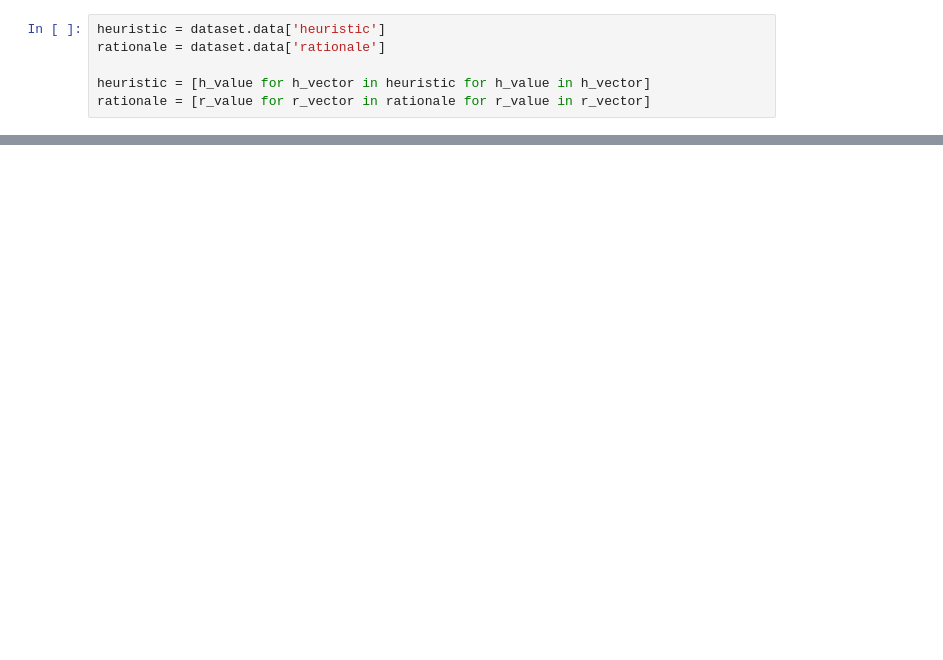
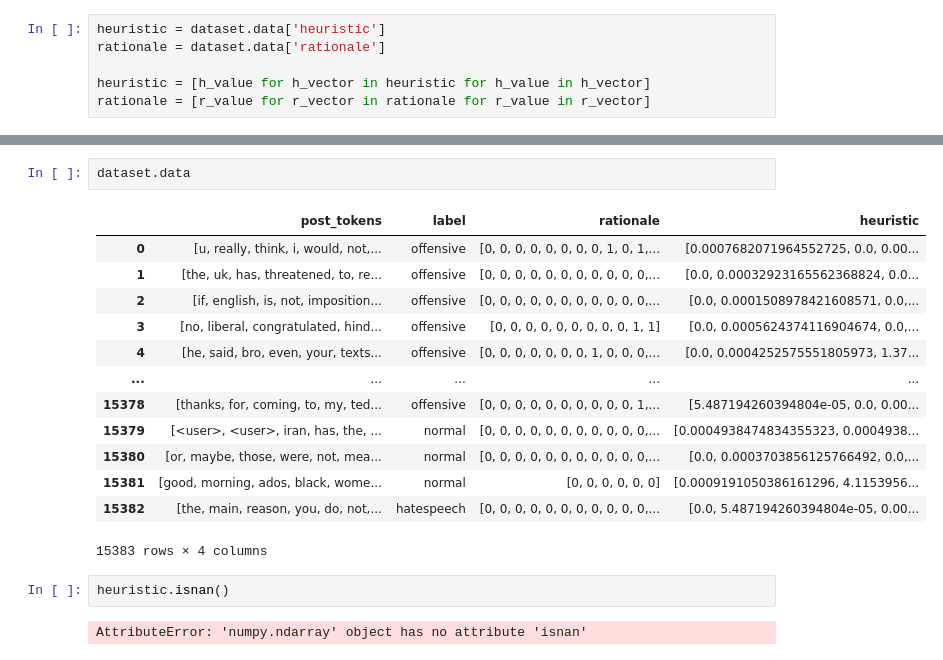
Before and after one commit to Kihansi95/ExplanationPairSentencesTasks, a Jupyter notebook: notebooks/2022-07-27 HateXplain.ipynb, the cells around one changed output, grey strips where cells are left out. Drawn from its saved outputs; the diff is of its cells as text; blank space fills up the shorter version.

```diff
--- a/notebooks/2022-07-27 HateXplain.ipynb
+++ b/notebooks/2022-07-27 HateXplain.ipynb
@@ -702,0 +648,20 @@ ValueError: You appear to be using a legacy multi-label data representation. Seq
+# %%
+dataset.data
+# %% [output]
+|  | post_tokens | label | rationale | heuristic |
+| 0 | [u, really, think, i, would, not,... | offensive | [0, 0, 0, 0, 0, 0, 0, 0, 1, 0, 1,... | [0.0007682071964552725, 0.0, 0.00... |
+| 1 | [the, uk, has, threatened, to, re... | offensive | [0, 0, 0, 0, 0, 0, 0, 0, 0, 0, 0,... | [0.0, 0.00032923165562368824, 0.0... |
+| 2 | [if, english, is, not, imposition... | offensive | [0, 0, 0, 0, 0, 0, 0, 0, 0, 0, 0,... | [0.0, 0.0001508978421608571, 0.0,... |
+| 3 | [no, liberal, congratulated, hind... | offensive | [0, 0, 0, 0, 0, 0, 0, 0, 0, 1, 1] | [0.0, 0.0005624374116904674, 0.0,... |
+| 4 | [he, said, bro, even, your, texts... | offensive | [0, 0, 0, 0, 0, 0, 0, 1, 0, 0, 0,... | [0.0, 0.0004252575551805973, 1.37... |
+| ... | ... | ... | ... | ... |
+| 15378 | [thanks, for, coming, to, my, ted... | offensive | [0, 0, 0, 0, 0, 0, 0, 0, 0, 0, 1,... | [5.487194260394804e-05, 0.0, 0.00... |
+| 15379 | [<user>, <user>, iran, has, the, ... | normal | [0, 0, 0, 0, 0, 0, 0, 0, 0, 0, 0,... | [0.0004938474834355323, 0.0004938... |
+| 15380 | [or, maybe, those, were, not, mea... | normal | [0, 0, 0, 0, 0, 0, 0, 0, 0, 0, 0,... | [0.0, 0.0003703856125766492, 0.0,... |
+| 15381 | [good, morning, ados, black, wome... | normal | [0, 0, 0, 0, 0, 0] | [0.0009191050386161296, 4.1153956... |
+| 15382 | [the, main, reason, you, do, not,... | hatespeech | [0, 0, 0, 0, 0, 0, 0, 0, 0, 0, 0,... | [0.0, 5.487194260394804e-05, 0.00... |
+15383 rows × 4 columns
+# %%
+heuristic.isnan()
+# %% [output]
+AttributeError: 'numpy.ndarray' object has no attribute 'isnan'
```
Also changed, not shown: parts of 8 cells of this notebook, 12 other files.
